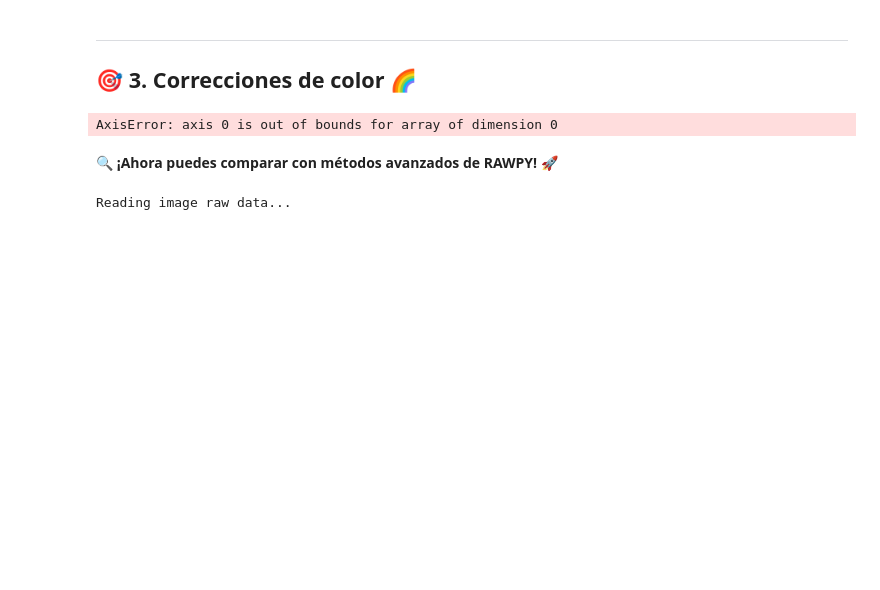
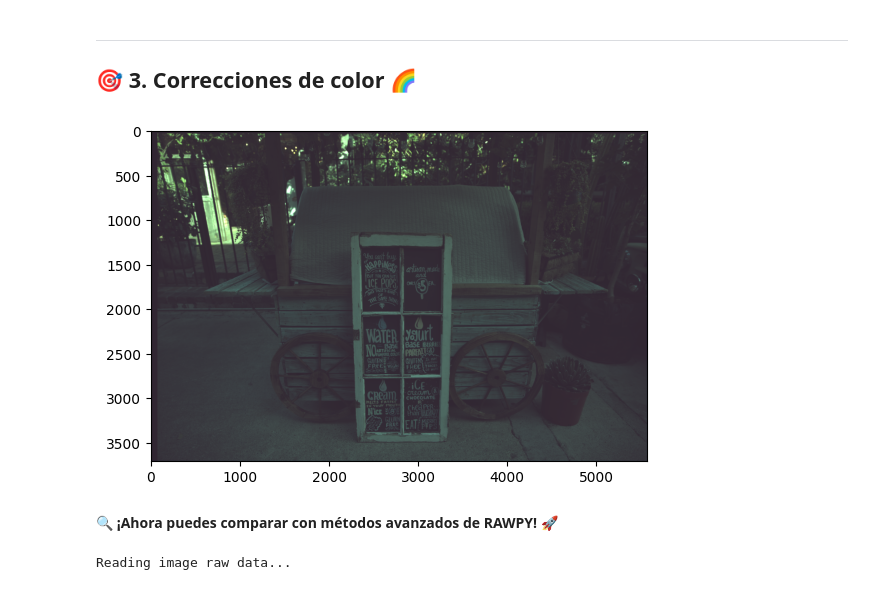
Before and after one commit to alejosarin1/Hands-on-Computer-Vision, a Jupyter notebook: sesiones/sesion2/Sesion2_1_Demosaicking.ipynb, the cells around one changed output. Saved outputs shown, nothing was run; the diff lists cells and outputs as text; code cells hidden in the pictures; blank space fills up the shorter version.

```diff
--- a/sesiones/sesion2/Sesion2_1_Demosaicking.ipynb
+++ b/sesiones/sesion2/Sesion2_1_Demosaicking.ipynb
@@ -229,25 +234,25 @@ plt.show()
 ## 🎯 **3. Correcciones de color** <a name="tema4"></a> 🌈
 # %%
 # Definimos el valor de gamma para la corrección gamma
-gamma = 2.2 # 🛠️ Puedes cambiar este valor para ver cómo afecta a la imagen
+gamma = 1.4 # 🛠️ Puedes cambiar este valor para ver cómo afecta a la imagen
 
 # Apilamos los canales rojo, verde y azul para formar una imagen RGB
-rgb = ...  # 🛠️ Completar la función para apilar los canales
+rgb = np.stack([r, g, b], axis=-1) #🛠️ Completar la función para apilar los canales
 
 # # Normalización independiente por canal
 min_val = np.min(rgb, axis=(0, 1))  # Mínimo por canal
 max_val = np.max(rgb, axis=(0, 1))  # Máximo por canal
 
 rgb = (rgb - min_val) / (max_val - min_val)  # Normalización Min-Max por canal
 
 # Aplicamos la corrección gamma a la imagen RGB
 rgb = (np.power(rgb, 1.0 / gamma) )
 
 # Mostramos la imagen resultante
 plt.imshow((rgb))
 plt.show()
 # %% [output]
-AxisError: axis 0 is out of bounds for array of dimension 0
+[figure, added]
 # %% [markdown]
 🔍 **¡Ahora puedes comparar con métodos avanzados de RAWPY!** 🚀
 # %%
```
Also changed, not shown: parts of 4 cells of this notebook.
